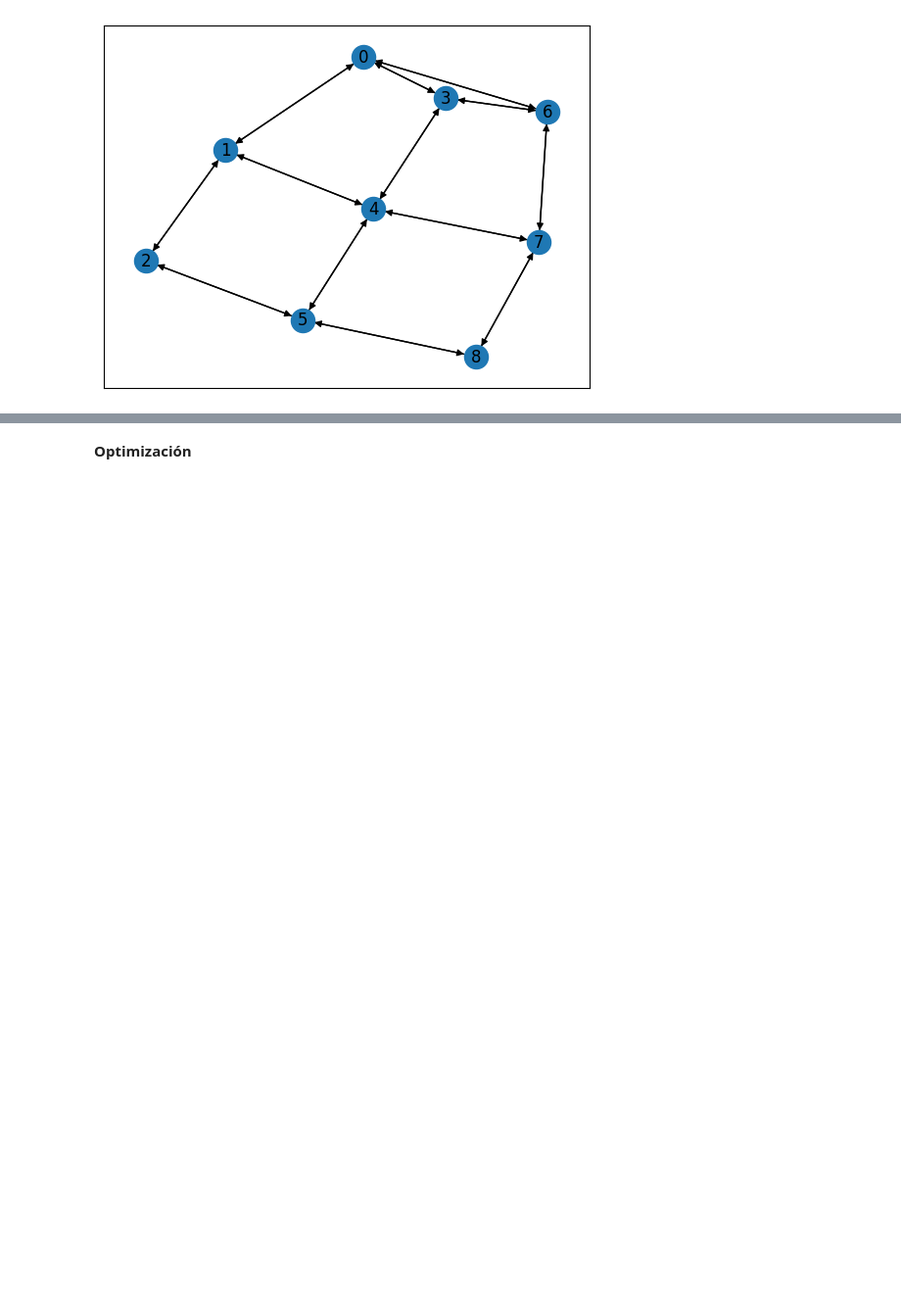
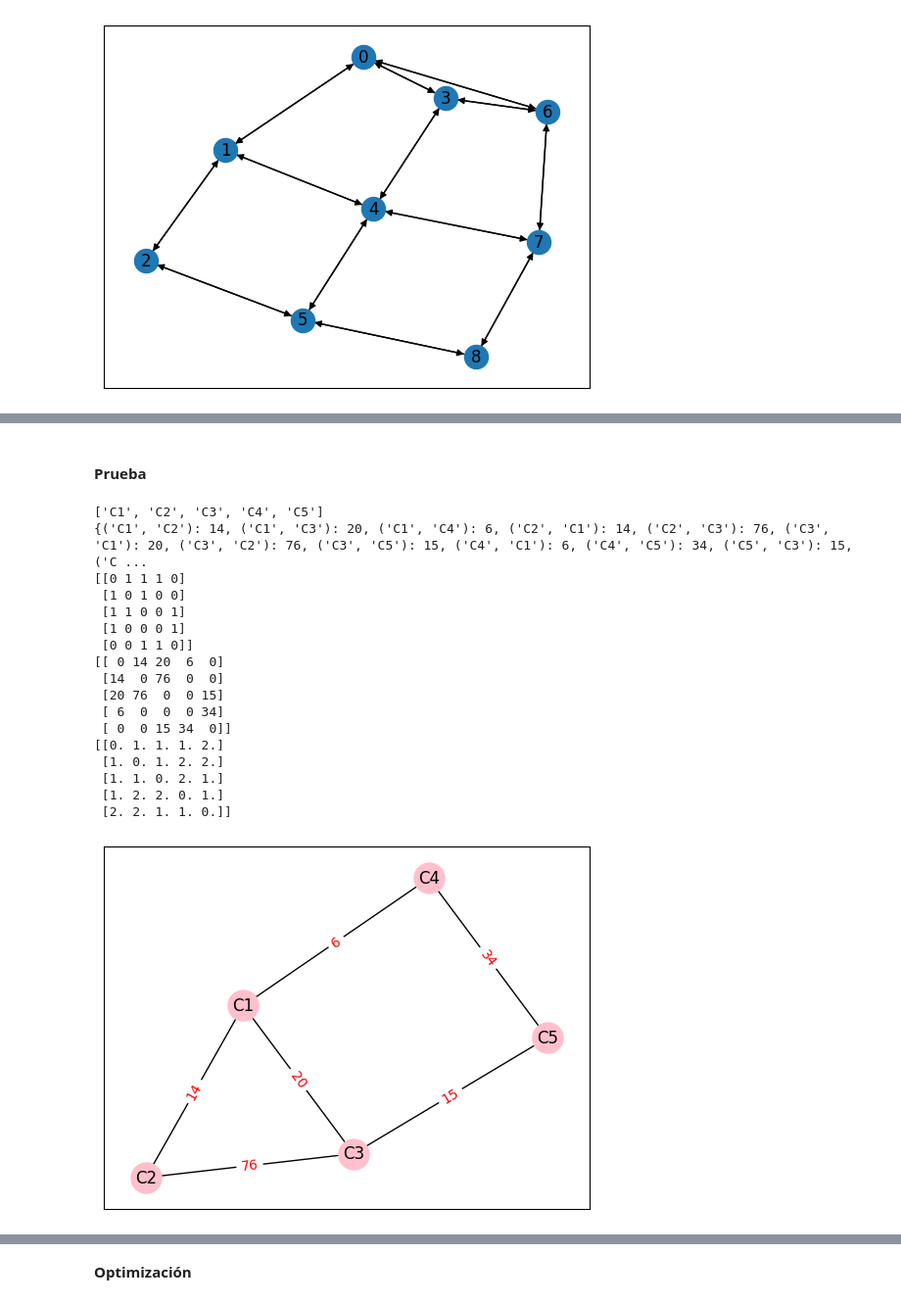
Before and after one commit to jtapiav/github-slideshow, a Jupyter notebook: GA.ipynb, the cells around one changed output, grey strips where cells are left out. Shown: that part at 98% size. Saved outputs shown, nothing was run; the diff lists cells and outputs as text; code cells hidden in the pictures; blank space fills up the shorter version.

```diff
--- a/GA.ipynb
+++ b/GA.ipynb
@@ -477,3 +494,42 @@ print( edgeLabels )
+# %% [markdown]
+#### Prueba
+# %%
+nodes = ['C{}'.format(index) for index in range(1,6)]
+edge_labels = {('C1','C2'):14,('C1','C3'):20,('C2','C3'):76,('C1','C4'):6,('C4','C5'):34,('C5','C3'):15}
+
+draw_graph( nodes, edge_labels )
+adj_matrix = create_adj_matrix( nodes, edge_labels )
+tdg_matrix = create_tdg_matrix( nodes, edge_labels )
+hop_matrix = create_hop_matrix( adj_matrix  )
+averageHop_matrix = averageHops(hop_matrix)
+
+nodes = getNodesFromAdjacencyMatrix( adj_matrix )
+edgeLabels = getEdgesFromAdjacencyMatrix( nodes, tdg_matrix )
+print( nodes )
+print( edgeLabels )
+
+print( adj_matrix )
+print( tdg_matrix )
+print( hop_matrix )
+# %% [output]
+['C1', 'C2', 'C3', 'C4', 'C5']
+{('C1', 'C2'): 14, ('C1', 'C3'): 20, ('C1', 'C4'): 6, ('C2', 'C1'): 14, ('C2', 'C3'): 76, ('C3', 'C1'): 20, ('C3', 'C2'): 76, ('C3', 'C5'): 15, ('C4', 'C1'): 6, ('C4', 'C5'): 34, ('C5', 'C3'): 15, ('C ...
+[[0 1 1 1 0]
+ [1 0 1 0 0]
+ [1 1 0 0 1]
+ [1 0 0 0 1]
+ [0 0 1 1 0]]
+[[ 0 14 20  6  0]
+ [14  0 76  0  0]
+ [20 76  0  0 15]
+ [ 6  0  0  0 34]
+ [ 0  0 15 34  0]]
+[[0. 1. 1. 1. 2.]
+ [1. 0. 1. 2. 2.]
+ [1. 1. 0. 2. 1.]
+ [1. 2. 2. 0. 1.]
+ [2. 2. 1. 1. 0.]]
+[figure, added]
 # %%
 chromosome = mappingAdjacencyMatrixToChromosome( adj_matrix )
 print( '' )
```
Also changed, not shown: parts of 70 cells of this notebook.
